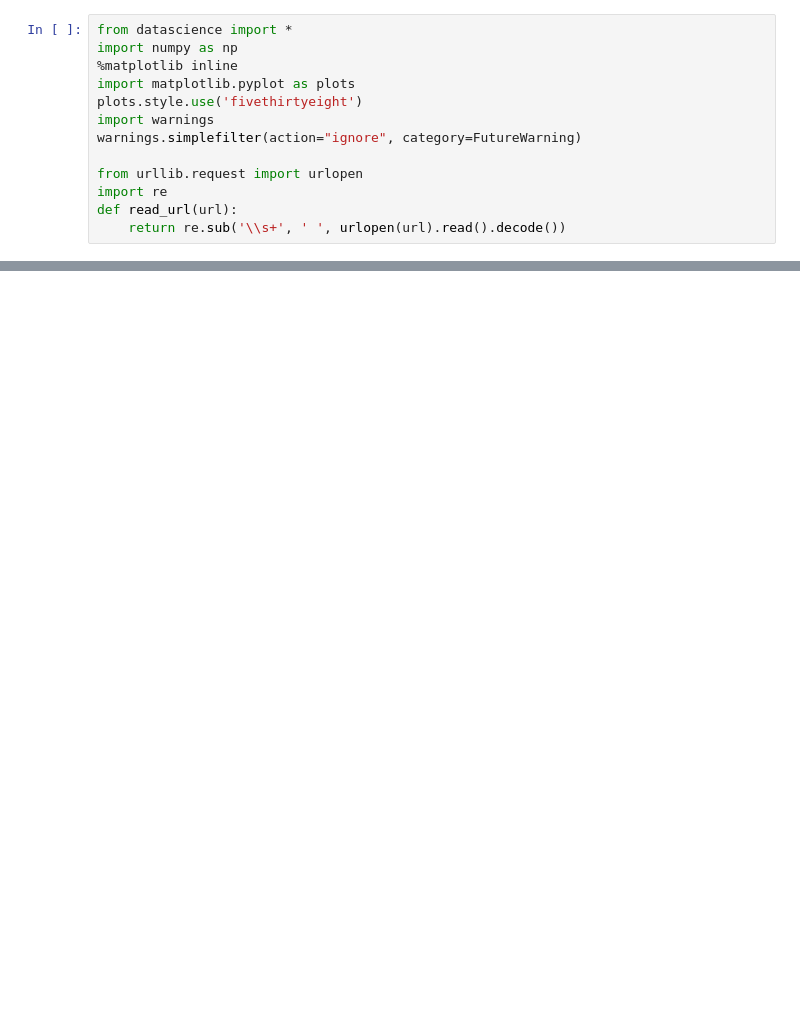
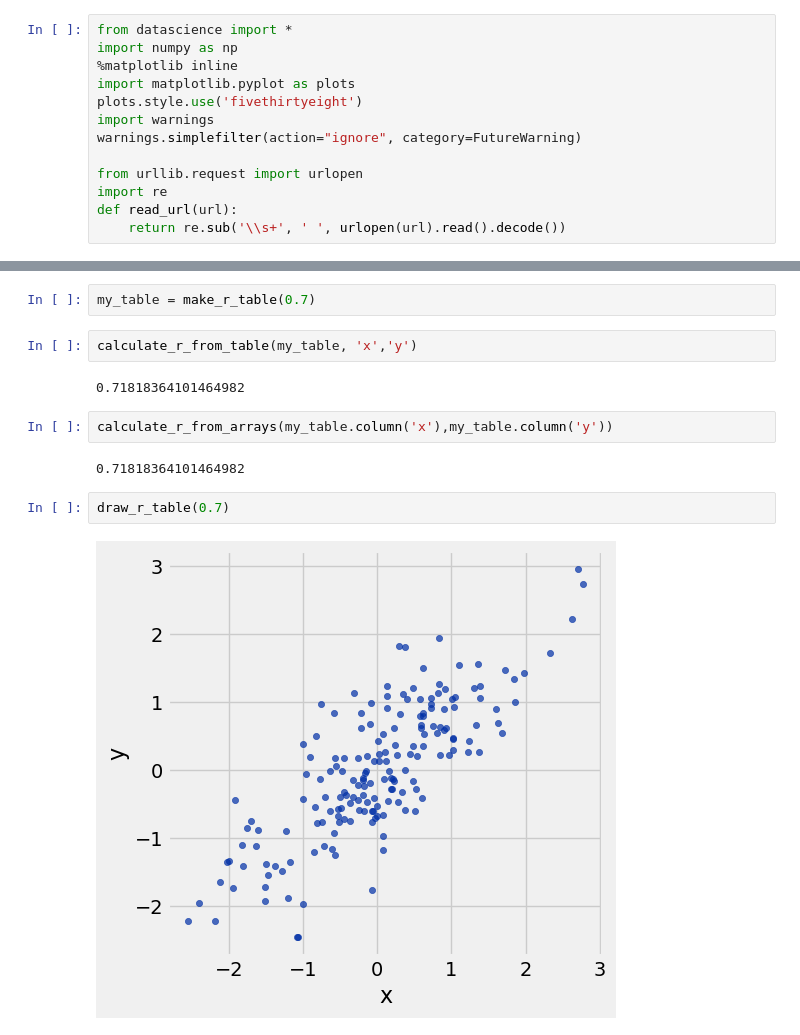
Before and after one commit to Laney-Community-College/math-118-student, a Jupyter notebook: lecture/blank notebook (with standard units).ipynb, the cells around one changed output, grey strips where cells are left out. Drawn from its saved outputs; the diff is of its cells as text; blank space fills up the shorter version.

```diff
--- a/lecture/blank notebook (with standard units).ipynb
+++ b/lecture/blank notebook (with standard units).ipynb
@@ -70 +74,15 @@ def draw_regression_graph(r):
+# %%
+my_table = make_r_table(0.7)
+# %%
+calculate_r_from_table(my_table, 'x','y')
+# %% [output]
+0.71818364101464982
+# %%
+calculate_r_from_arrays(my_table.column('x'),my_table.column('y'))
+# %% [output]
+0.71818364101464982
+# %%
+draw_r_table(0.7)
+# %% [output]
+[figure, added]
 # %%
```
Also changed, not shown: parts of 14 cells of this notebook.
